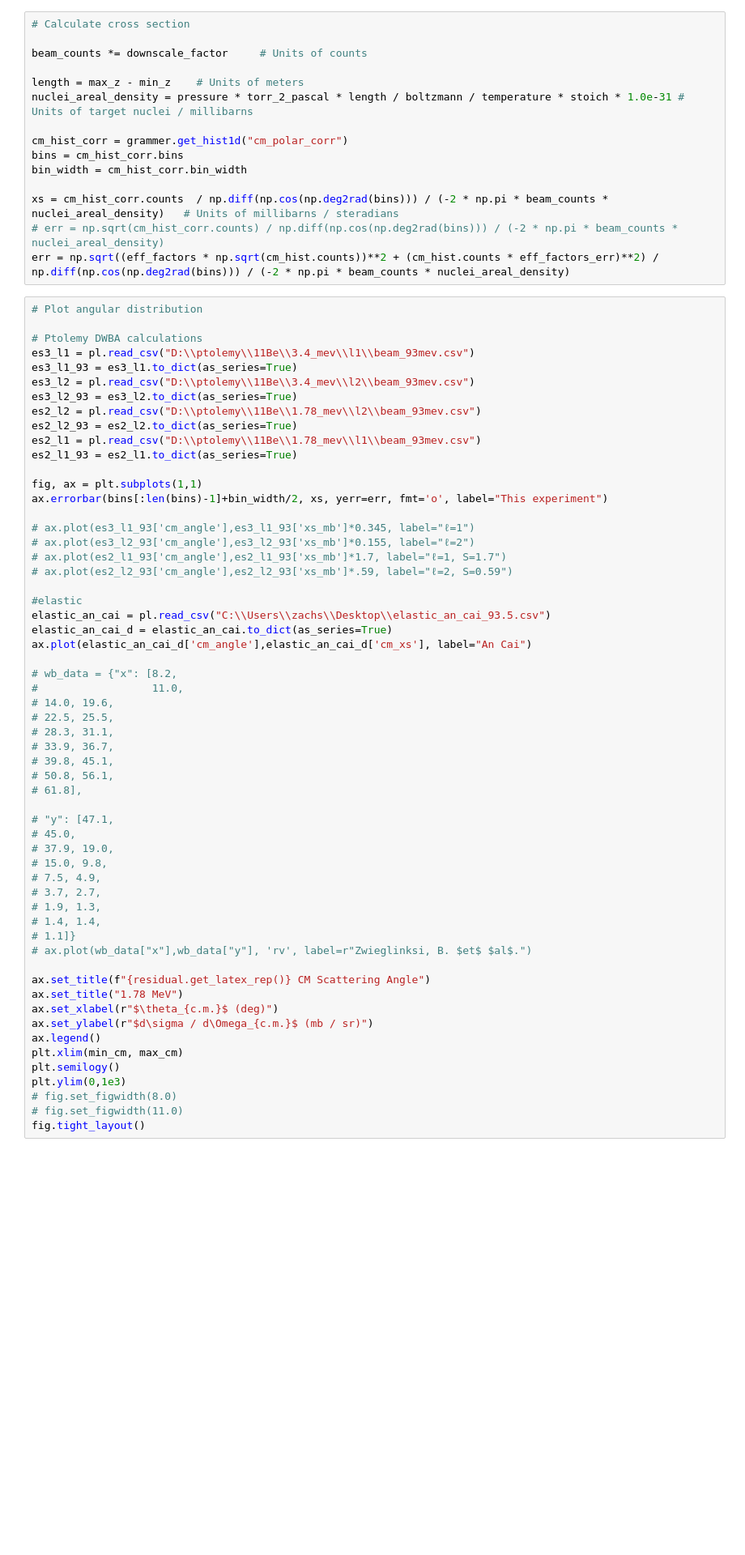
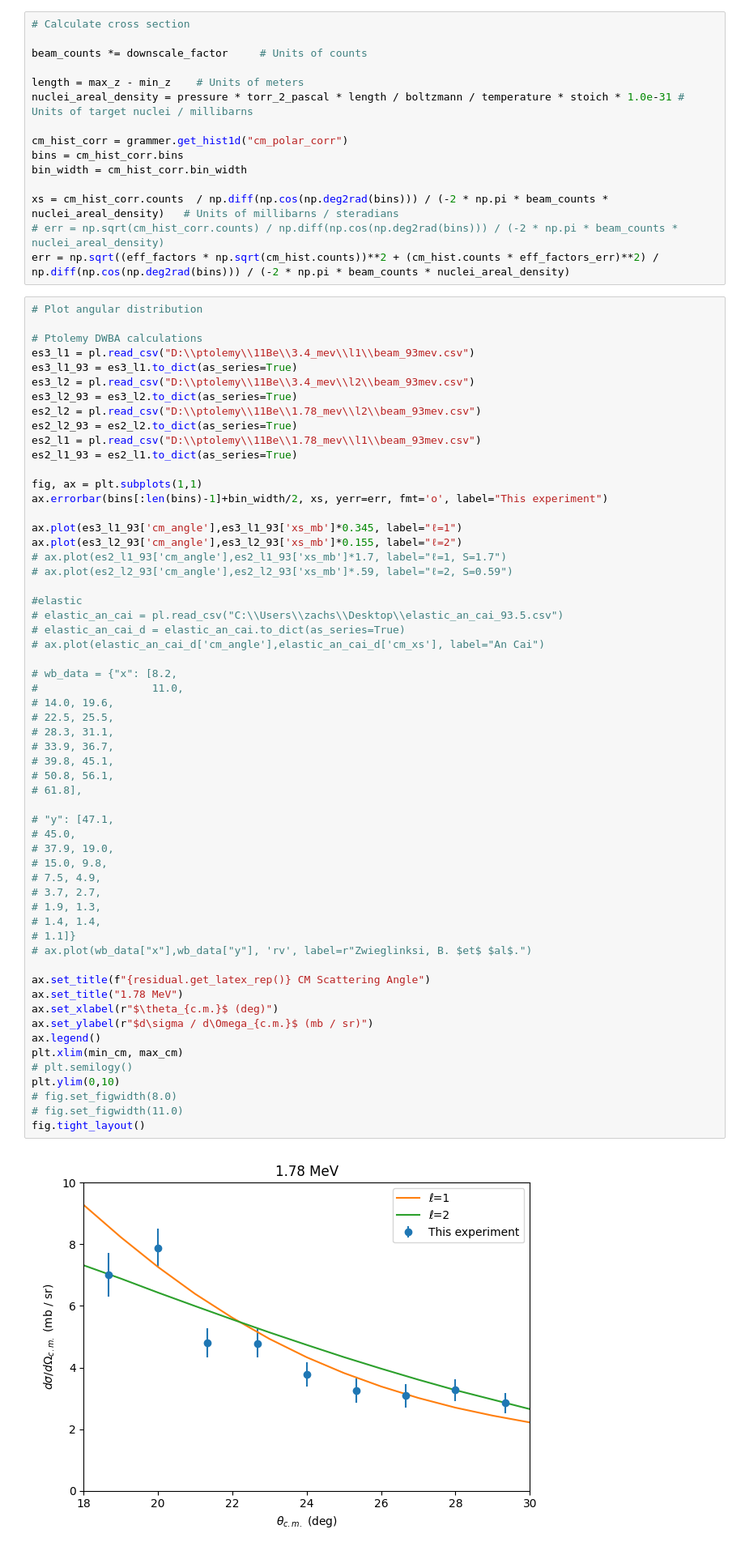
Before and after one commit to sigmanotation/e20009_analysis, a Jupyter notebook: notebooks/e20009_analysis.ipynb, the cells around one changed output. Shown at 81% size. Cells and saved outputs as stored; diff of their text form; blank space fills up the shorter version.

```diff
--- a/notebooks/e20009_analysis.ipynb
+++ b/notebooks/e20009_analysis.ipynb
@@ -797,48 +843,50 @@ es2_l1_93 = es2_l1.to_dict(as_series=True)
 fig, ax = plt.subplots(1,1)
 ax.errorbar(bins[:len(bins)-1]+bin_width/2, xs, yerr=err, fmt='o', label="This experiment")
 
-# ax.plot(es3_l1_93['cm_angle'],es3_l1_93['xs_mb']*0.345, label="ℓ=1")
-# ax.plot(es3_l2_93['cm_angle'],es3_l2_93['xs_mb']*0.155, label="ℓ=2")
+ax.plot(es3_l1_93['cm_angle'],es3_l1_93['xs_mb']*0.345, label="ℓ=1")
+ax.plot(es3_l2_93['cm_angle'],es3_l2_93['xs_mb']*0.155, label="ℓ=2")
 # ax.plot(es2_l1_93['cm_angle'],es2_l1_93['xs_mb']*1.7, label="ℓ=1, S=1.7")
 # ax.plot(es2_l2_93['cm_angle'],es2_l2_93['xs_mb']*.59, label="ℓ=2, S=0.59")
 
 #elastic
-elastic_an_cai = pl.read_csv("C:\\Users\\zachs\\Desktop\\elastic_an_cai_93.5.csv")
-elastic_an_cai_d = elastic_an_cai.to_dict(as_series=True)
-ax.plot(elastic_an_cai_d['cm_angle'],elastic_an_cai_d['cm_xs'], label="An Cai")
+# elastic_an_cai = pl.read_csv("C:\\Users\\zachs\\Desktop\\elastic_an_cai_93.5.csv")
+# elastic_an_cai_d = elastic_an_cai.to_dict(as_series=True)
+# ax.plot(elastic_an_cai_d['cm_angle'],elastic_an_cai_d['cm_xs'], label="An Cai")
 
 # wb_data = {"x": [8.2,
 #                  11.0,
 # 14.0, 19.6,
 # 22.5, 25.5,
 # 28.3, 31.1,
 # 33.9, 36.7,
 # 39.8, 45.1,
 # 50.8, 56.1,
 # 61.8],
 
 # "y": [47.1,
 # 45.0,
 # 37.9, 19.0,
 # 15.0, 9.8,
 # 7.5, 4.9,
 # 3.7, 2.7,
 # 1.9, 1.3,
 # 1.4, 1.4,
 # 1.1]}
 # ax.plot(wb_data["x"],wb_data["y"], 'rv', label=r"Zwieglinksi, B. $et$ $al$.")
 
 ax.set_title(f"{residual.get_latex_rep()} CM Scattering Angle")
 ax.set_title("1.78 MeV")
 ax.set_xlabel(r"$\theta_{c.m.}$ (deg)")
 ax.set_ylabel(r"$d\sigma / d\Omega_{c.m.}$ (mb / sr)")
 ax.legend()
 plt.xlim(min_cm, max_cm)
-plt.semilogy()
-plt.ylim(0,1e3)
+# plt.semilogy()
+plt.ylim(0,10)
 # fig.set_figwidth(8.0)
 # fig.set_figwidth(11.0)
 fig.tight_layout()
+# %% [output]
+[figure, added]
 # %%
 # np.savetxt("C:\\Users\\zachs\\Desktop\\elastic_xs.csv", np.array([bins[:len(bins)-1]+bin_width/2, xs, err]).T, newline="\n", fmt="%.4f", delimiter=",")
 # %%
```
Also changed, not shown: parts of 16 cells of this notebook.
